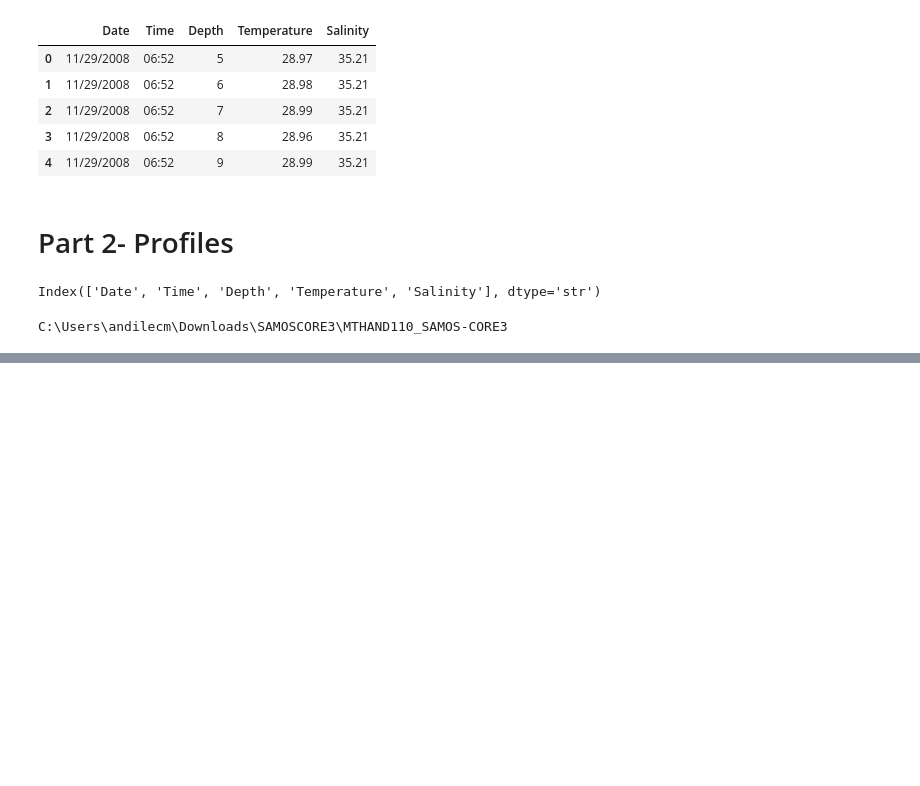
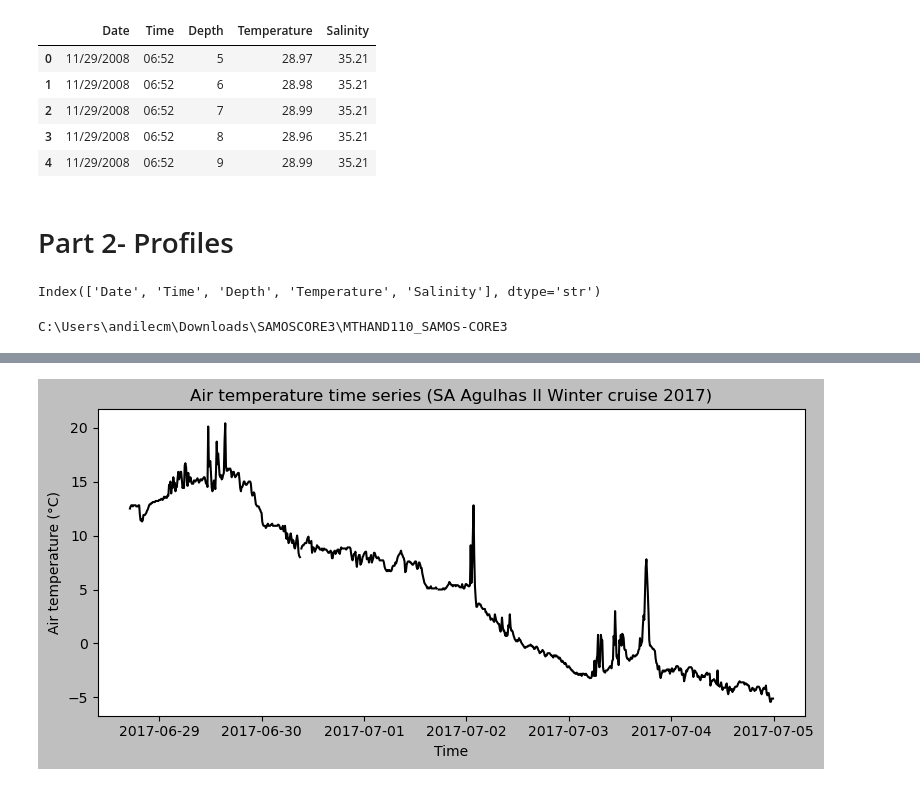
Before and after one commit to AndileChantelleMthembu/MTHAND110_SAMOS-CORE3, a Jupyter notebook: E2.ipynb, the cells around one changed output, grey strips where cells are left out. Saved outputs shown, nothing was run; the diff lists cells and outputs as text; code cells hidden in the pictures; blank space fills up the shorter version.

```diff
--- a/E2.ipynb
+++ b/E2.ipynb
@@ -40,0 +88,45 @@ C:\Users\andilecm\Downloads\SAMOSCORE3\MTHAND110_SAMOS-CORE3
+# %%
+import pandas as pd
+import numpy as np
+import matplotlib.pyplot as plt
+
+
+# 1. Load CSV, parse time index, handle missing values
+
+
+file_path = "SAA2_WC_2017_metocean_10min_avg.csv"
+
+df = pd.read_csv(
+    file_path,
+    parse_dates=["TIME_SERVER"],
+    na_values=["NULL"]
+)
+
+# Set time as index
+df = df.set_index("TIME_SERVER")
+
+# Select data from departure up to and including July 4th, 2017
+df_sel = df.loc[: "2017-07-04"]
+# %%
+
+
+# 2. Time series of air temperature (grayscale)
+
+plt.style.use("grayscale")
+
+fig, ax = plt.subplots(figsize=(8, 4))
+ax.plot(
+    df_sel.index,
+    df_sel["AIR_TEMPERATURE"],
+    linewidth=1.5
+)
+
+ax.set_xlabel("Time")
+ax.set_ylabel("Air temperature (°C)")
+ax.set_title("Air temperature time series (SA Agulhas II Winter cruise 2017)")
+
+plt.tight_layout()
+plt.savefig("air_temperature_timeseries.png", dpi=300)
+plt.show()
+# %% [output]
+[figure, added]
```
Also changed, not shown: parts of 8 cells of this notebook.
